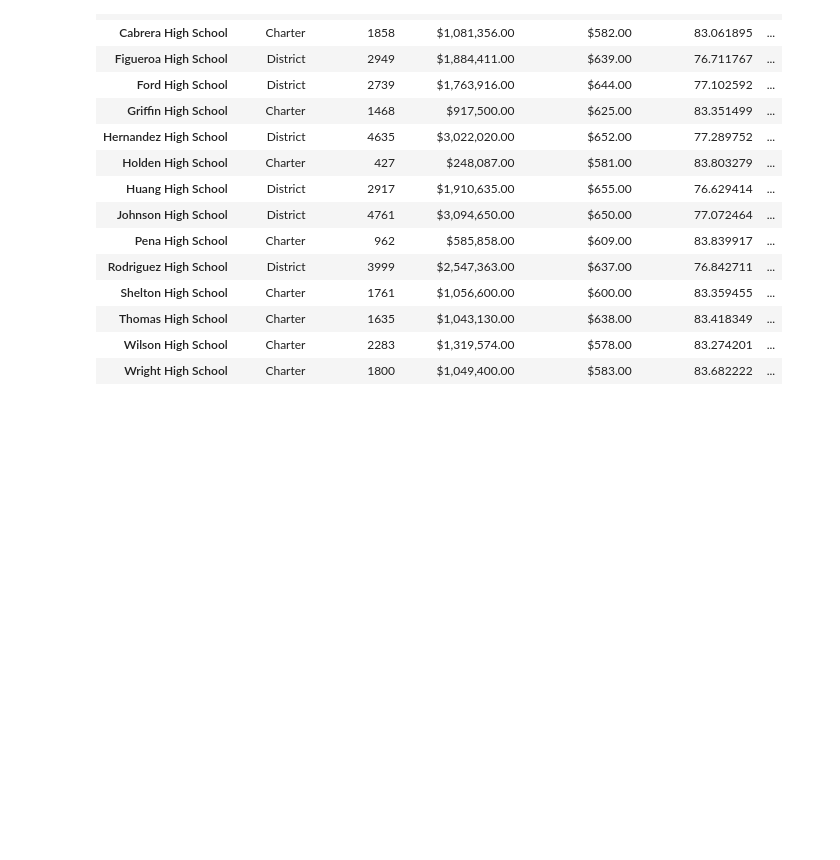
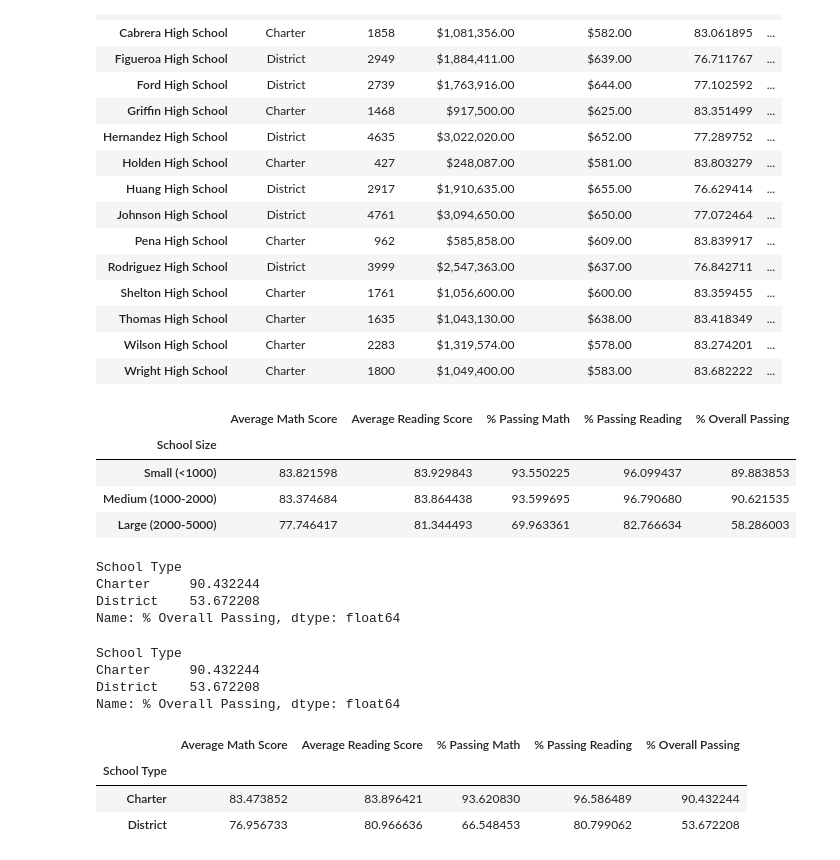
Before and after one commit to Marissag21/pandas_challenge, a Jupyter notebook: PyCitySchools/PyCitySchools.ipynb, the cells around one changed output. Cells and saved outputs as stored; diff of their text form; code cells hidden in the pictures; blank space fills up the shorter version.

```diff
--- a/PyCitySchools/PyCitySchools.ipynb
+++ b/PyCitySchools/PyCitySchools.ipynb
@@ -618,3 +655,65 @@ size_reading_scores = per_school_summary.groupby(["School Size"]).mean()["Averag
 size_passing_math = per_school_summary.groupby(["School Size"]).mean()["% Passing Math"]
 size_passing_reading = per_school_summary.groupby(["School Size"]).mean()["% Passing Reading"]
 size_overall_passing = per_school_summary.groupby(["School Size"]).mean()["% Overall Passing"]
+# %%
+# Create a DataFrame called `size_summary` that breaks down school performance based on school size (small, medium, or large).
+# Use the scores above to create a new DataFrame called `size_summary`
+
+
+# Display results
+size_summary = pd.DataFrame({"Average Math Score": size_math_scores,
+                            "Average Reading Score": size_reading_scores,
+                            "% Passing Math": size_passing_math,
+                            "% Passing Reading": size_passing_reading,
+                            "% Overall Passing": size_overall_passing})
+size_summary
+# %% [output]
+|  | Average Math Score | Average Reading Score | % Passing Math | % Passing Reading | % Overall Passing |
+| School Size |  |  |  |  |  |
+| Small (<1000) | 83.821598 | 83.929843 | 93.550225 | 96.099437 | 89.883853 |
+| Medium (1000-2000) | 83.374684 | 83.864438 | 93.599695 | 96.790680 | 90.621535 |
+| Large (2000-5000) | 77.746417 | 81.344493 | 69.963361 | 82.766634 | 58.286003 |
+# %%
+# Group the per_school_summary DataFrame by "School Type" and average the results.
+type_math_scores = per_school_summary.groupby(["School Type"]).mean()["Average Math Score"]
+type_reading_scores = per_school_summary.groupby(["School Type"]).mean()["Average Reading Score"]
+type_passing_math = per_school_summary.groupby(["School Type"]).mean()["% Passing Math"]
+type_passing_reading = per_school_summary.groupby(["School Type"]).mean()["% Passing Reading"]
+type_overall_passing = per_school_summary.groupby(["School Type"]).mean()["% Overall Passing"]
+
+type_overall_passing
+# %% [output]
+School Type
+Charter     90.432244
+District    53.672208
+Name: % Overall Passing, dtype: float64
+# %%
+#Scores by School Type
+# Use the code provided to select new column data
+average_math_score_by_type = type_math_scores #["Average Math Score"]
+average_reading_score_by_type = type_reading_scores
+average_percent_passing_math_by_type = type_passing_math
+average_percent_passing_reading_by_type = type_passing_reading
+average_percent_overall_passing_by_type = type_overall_passing
+average_percent_overall_passing_by_type
+# %% [output]
+School Type
+Charter     90.432244
+District    53.672208
+Name: % Overall Passing, dtype: float64
+# %%
+# Assemble the new data by type into a DataFrame called `type_summary`
+
+
+# Display results
+type_summary = pd.DataFrame({"Average Math Score": average_math_score_by_type,
+                           "Average Reading Score": average_reading_score_by_type,
+                            "% Passing Math": average_percent_passing_math_by_type,
+                            "% Passing Reading": average_percent_passing_reading_by_type,
+                            "% Overall Passing": average_percent_overall_passing_by_type})
+type_summary
+# %% [output]
+|  | Average Math Score | Average Reading Score | % Passing Math | % Passing Reading | % Overall Passing |
+| School Type |  |  |  |  |  |
+| Charter | 83.473852 | 83.896421 | 93.620830 | 96.586489 | 90.432244 |
+| District | 76.956733 | 80.966636 | 66.548453 | 80.799062 | 53.672208 |
```
Also changed, not shown: parts of 3 cells of this notebook, 1 other file.
